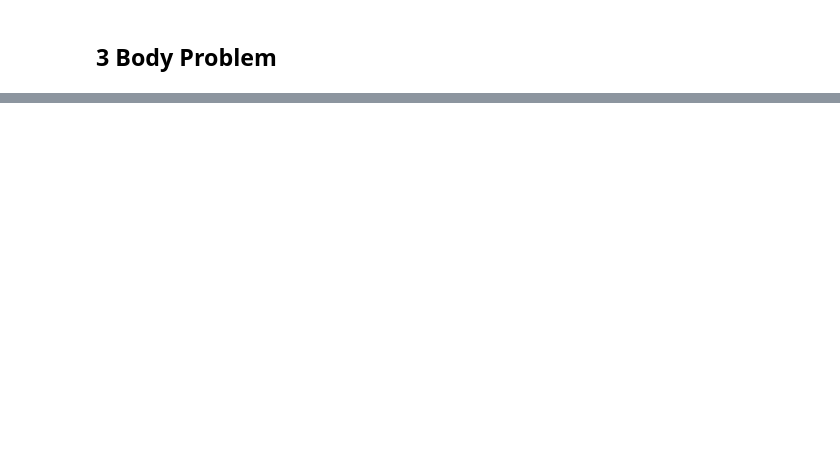
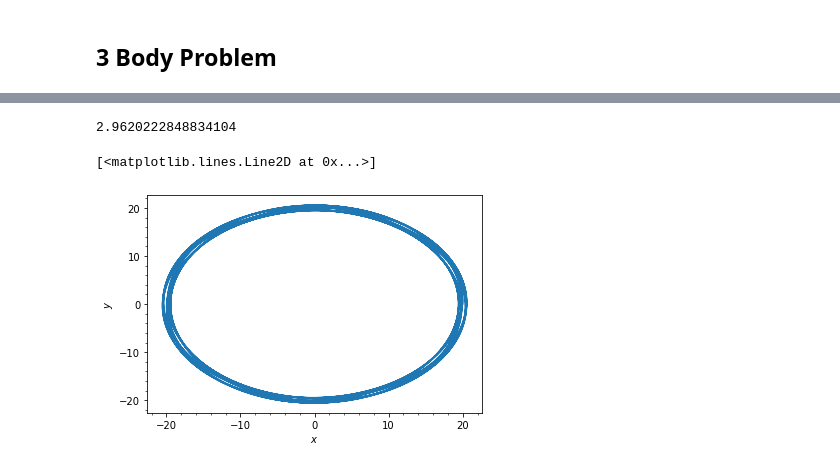
Before and after one commit to swagnercarena/am_abundance_matching, a Jupyter notebook: avocet/Orbit_Checking.ipynb, the cells around one changed output, grey strips where cells are left out. Cells and saved outputs as stored; diff of their text form; code cells hidden in the pictures; blank space fills up the shorter version.

```diff
--- a/avocet/Orbit_Checking.ipynb
+++ b/avocet/Orbit_Checking.ipynb
@@ -185,0 +256,18 @@ array([0.00000000e+00, 4.83985324e-10, 4.83985324e-10])
+# %%
+v_r
+# %% [output]
+2.9620222848834104
+# %%
+# Initialize the galpy orbit
+v_kick = 1e-1
+o=Orbit([r_init,v_kick,v_r,0,0,0])
+dt = 0.01
+num_dt = int(1e5)
+nfw = NFWPotential(a=r_scale,amp=rho_0*G*4*np.pi*r_scale**3)
+ts = np.linspace(0,dt*num_dt,num_dt+1)
+o.integrate(ts,nfw,method='leapfrog',dt=dt)
+# %%
+o.plot(d1='x',d2='y')
+# %% [output]
+[<matplotlib.lines.Line2D at 0x...>]
+[figure, added]
```
Also changed, not shown: parts of 28 cells of this notebook, 2 other files.
